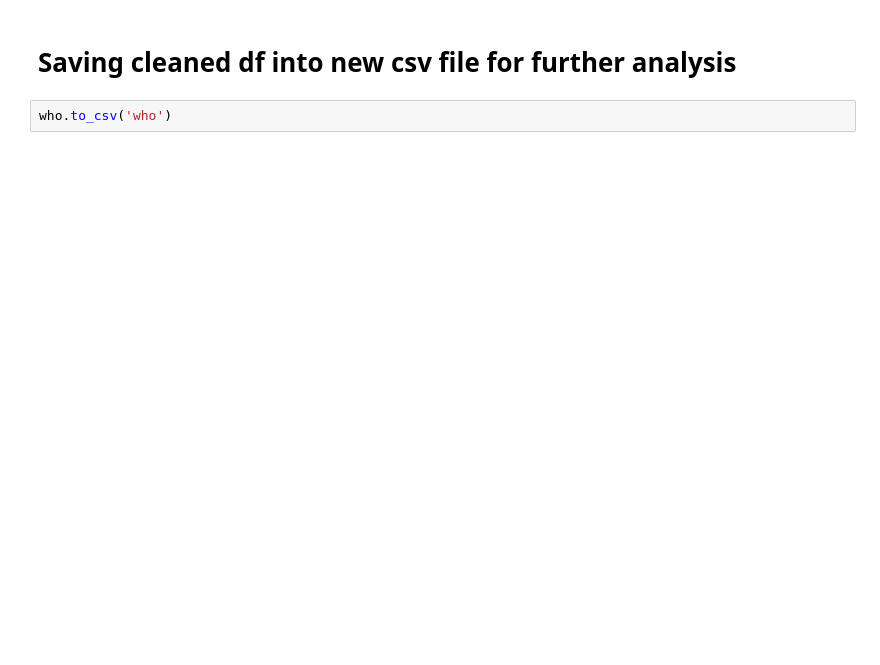
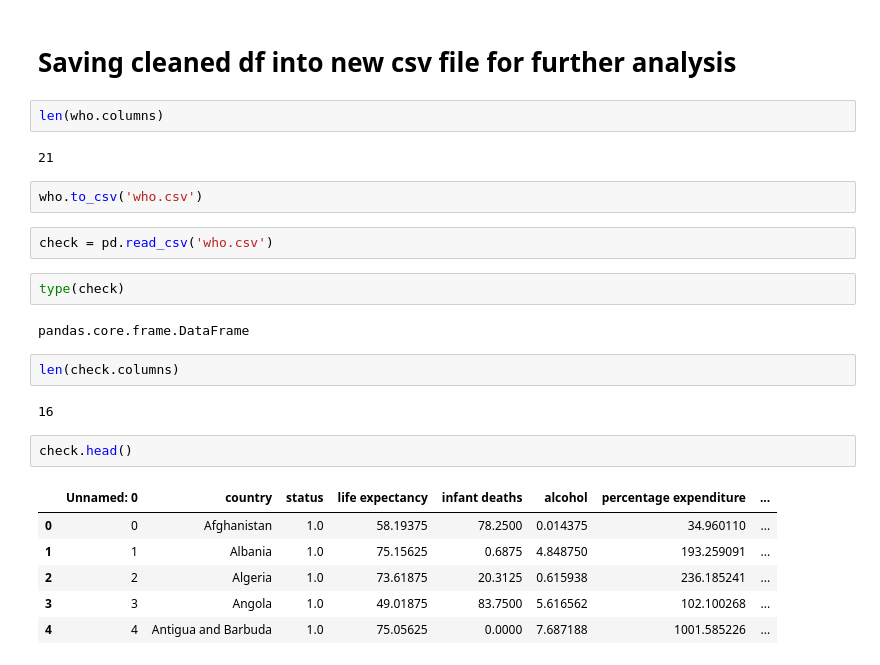
Before and after one commit to lepetitnoir/ML_WHO_Life_Expectancy, a Jupyter notebook: EDA_Life_Expectancy_WHO.ipynb, the cells around one changed output. Saved outputs shown, nothing was run; the diff lists cells and outputs as text; blank space fills up the shorter version.

```diff
--- a/EDA_Life_Expectancy_WHO.ipynb
+++ b/EDA_Life_Expectancy_WHO.ipynb
@@ -467,4 +458,27 @@ who.drop(['adult mortality', 'under-five deaths', 'diphtheria', 'gdp', 'populati
 # %% [markdown]
 # Saving cleaned df into new csv file for further analysis
+# %%
+len(who.columns)
+# %% [output]
+21
 # %%
-who.to_csv('who')
+who.to_csv('who.csv')
+# %%
+check = pd.read_csv('who.csv')
+# %%
+type(check)
+# %% [output]
+pandas.core.frame.DataFrame
+# %%
+len(check.columns)
+# %% [output]
+16
+# %%
+check.head()
+# %% [output]
+|  | Unnamed: 0 | country | status | life expectancy | infant deaths | alcohol | percentage expenditure | ... |
+| 0 | 0 | Afghanistan | 1.0 | 58.19375 | 78.2500 | 0.014375 | 34.960110 | ... |
+| 1 | 1 | Albania | 1.0 | 75.15625 | 0.6875 | 4.848750 | 193.259091 | ... |
+| 2 | 2 | Algeria | 1.0 | 73.61875 | 20.3125 | 0.615938 | 236.185241 | ... |
+| 3 | 3 | Angola | 1.0 | 49.01875 | 83.7500 | 5.616562 | 102.100268 | ... |
+| 4 | 4 | Antigua and Barbuda | 1.0 | 75.05625 | 0.0000 | 7.687188 | 1001.585226 | ... |
```
Also changed, not shown: parts of 26 cells of this notebook, 4 other files.
